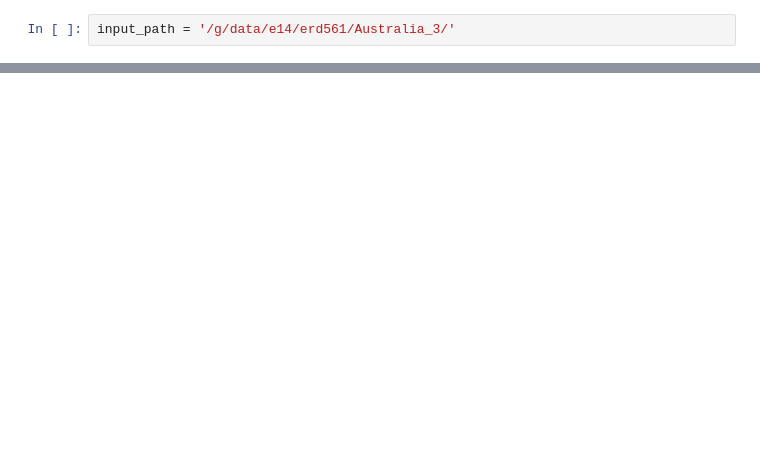
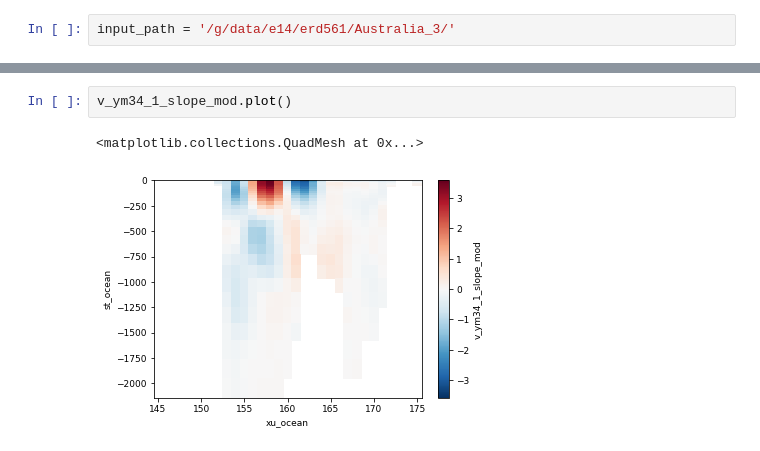
Before and after one commit to ERDuran/Australian-waters-diagnostics, a Jupyter notebook: scripts/p61_plot_temp_ym34_ym42.ipynb, the cells around one changed output, grey strips where cells are left out. Saved outputs shown, nothing was run; the diff lists cells and outputs as text; blank space fills up the shorter version.

```diff
--- a/scripts/p61_plot_temp_ym34_ym42.ipynb
+++ b/scripts/p61_plot_temp_ym34_ym42.ipynb
@@ -746,0 +646,5 @@ Bbox(x0=0.7315217391304348, y0=0.1250000000000001, x1=0.9000000000000001, y1=0.4
+# %%
+v_ym34_1_slope_mod.plot()
+# %% [output]
+<matplotlib.collections.QuadMesh at 0x...>
+[figure, added]
```
Also changed, not shown: parts of 5 cells of this notebook, 3 other files.
